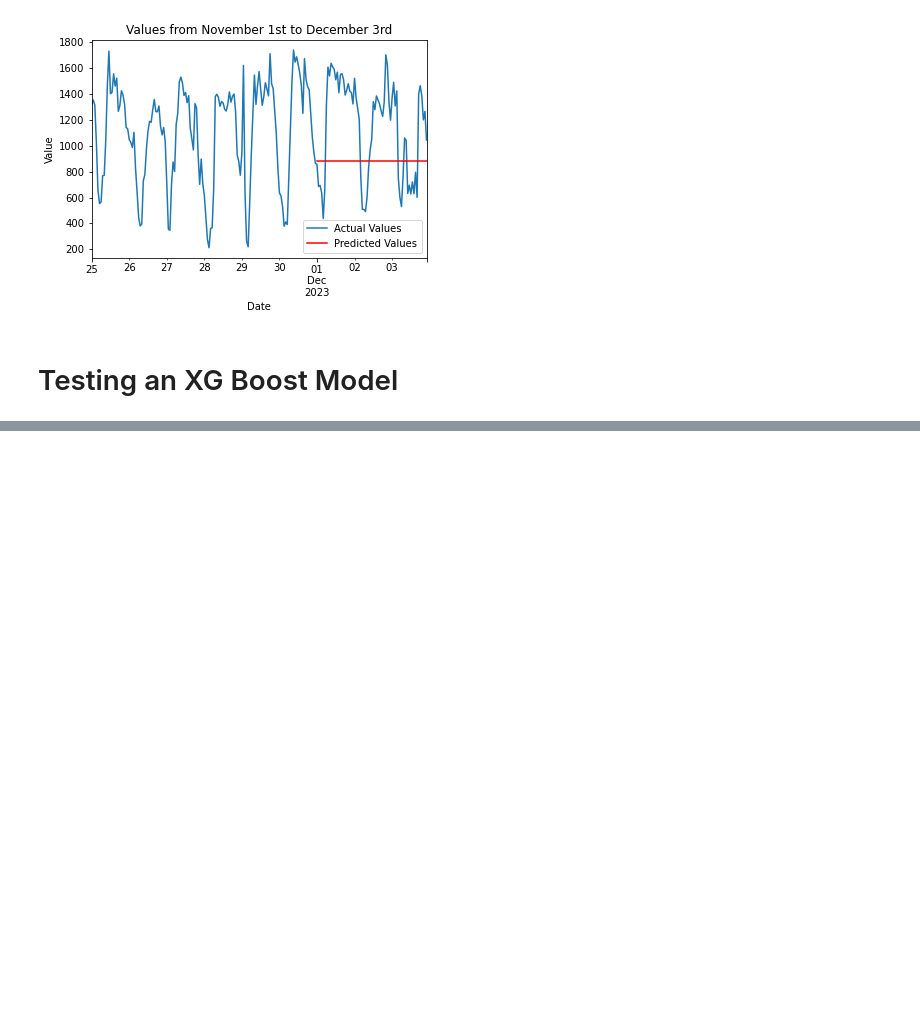
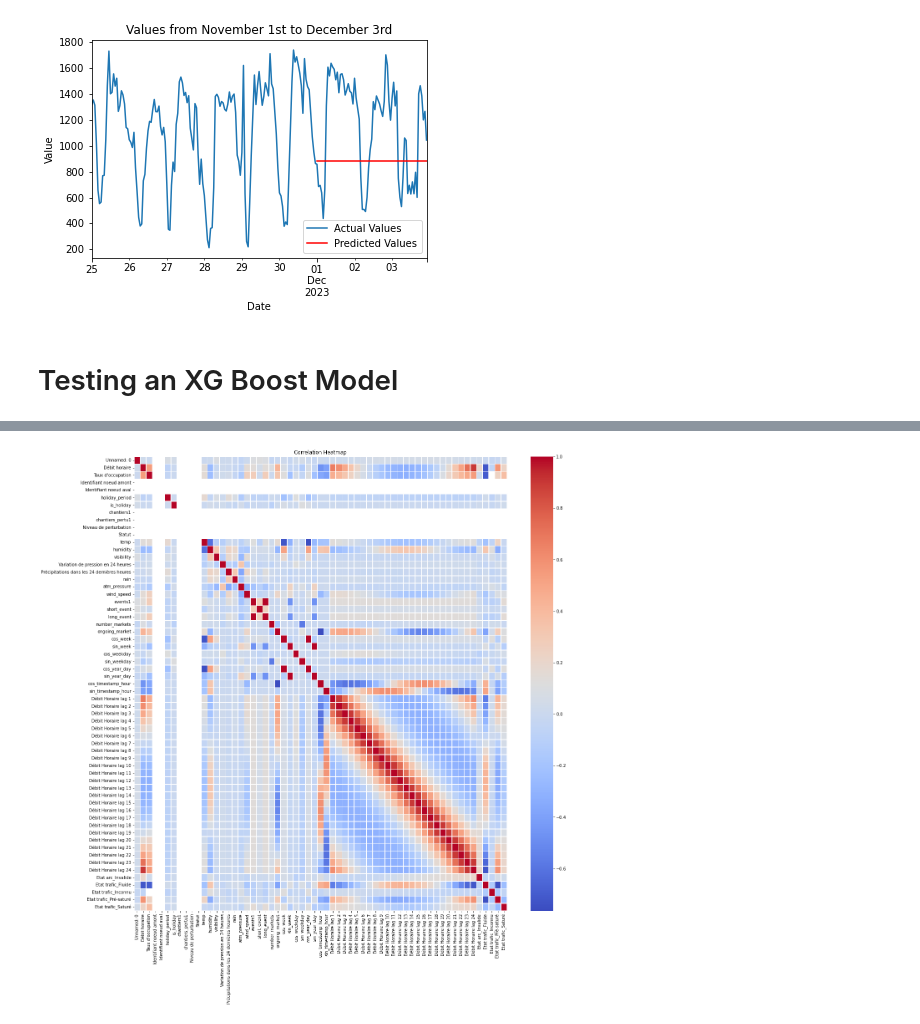
Before and after one commit to Behachee/Road-Traffic-Prediction-Paris, a Jupyter notebook: XGBoost.ipynb, the cells around one changed output, grey strips where cells are left out. Cells and saved outputs as stored; diff of their text form; code cells hidden in the pictures; blank space fills up the shorter version.

```diff
--- a/XGBoost.ipynb
+++ b/XGBoost.ipynb
@@ -215,0 +218,13 @@ Name: Débit horaire, Length: 9314, dtype: float64
+# %%
+champs_numeric = champs_with_lags.drop(columns=['Libelle', 'Date et heure de comptage', 'Libelle noeud amont', 'Libelle noeud aval', 'date', 'timestamp', 'timestamp_short', 'arrondissement','Identifiant arc', 'holiday', 'yearmonth', 'day_of_week'], errors='ignore')
+
+champs_numeric = pd.get_dummies(champs_numeric, columns=['Etat arc', 'Etat trafic'], drop_first=True)
+correlation_matrix = champs_numeric.corr()
+
+# Create a heatmap
+plt.figure(figsize=(20,20))
+sns.heatmap(correlation_matrix, annot=False, cmap='coolwarm', fmt='.2f', linewidths=.5)
+plt.title('Correlation Heatmap')
+plt.show()
+# %% [output]
+[figure, added]
```
Also changed, not shown: parts of 18 cells of this notebook.
